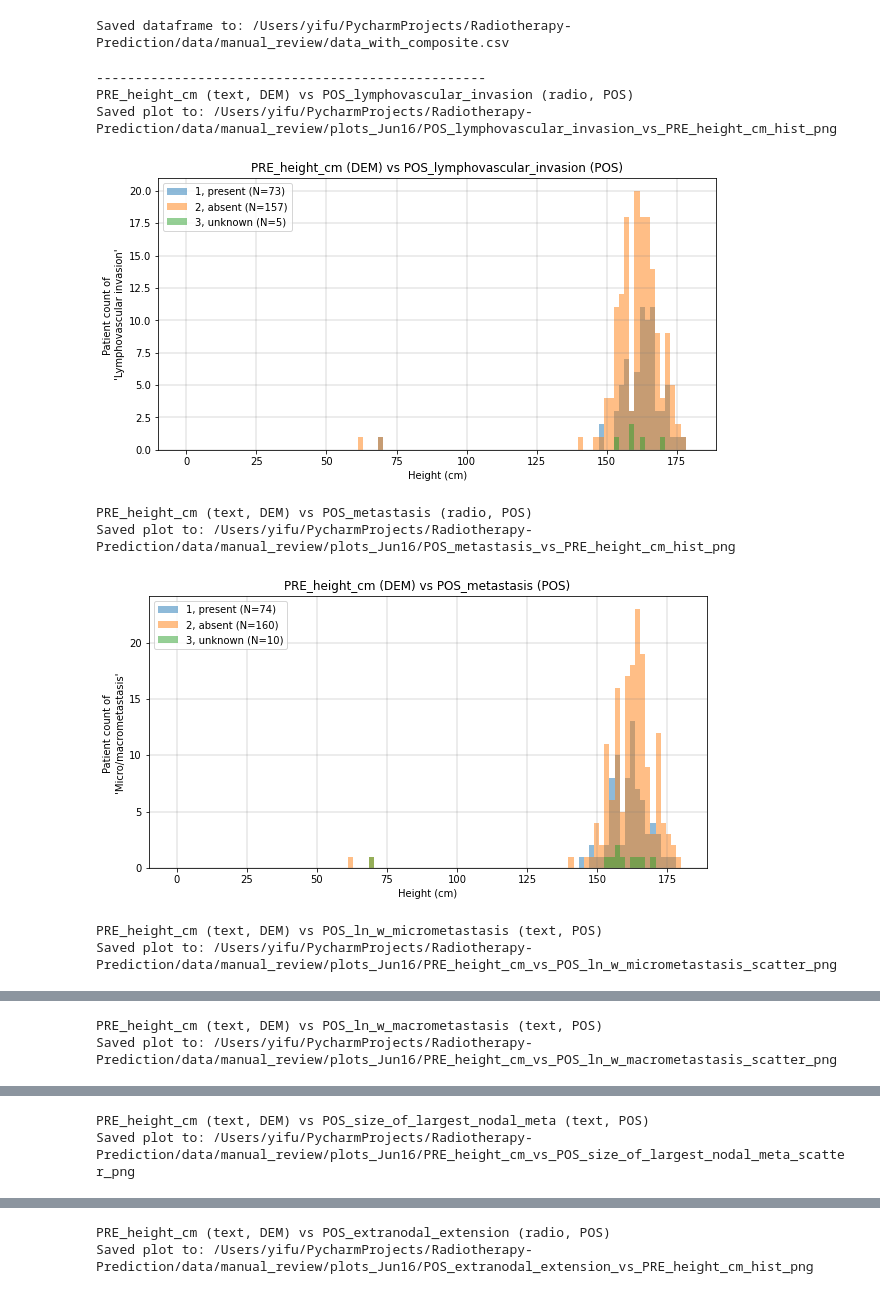
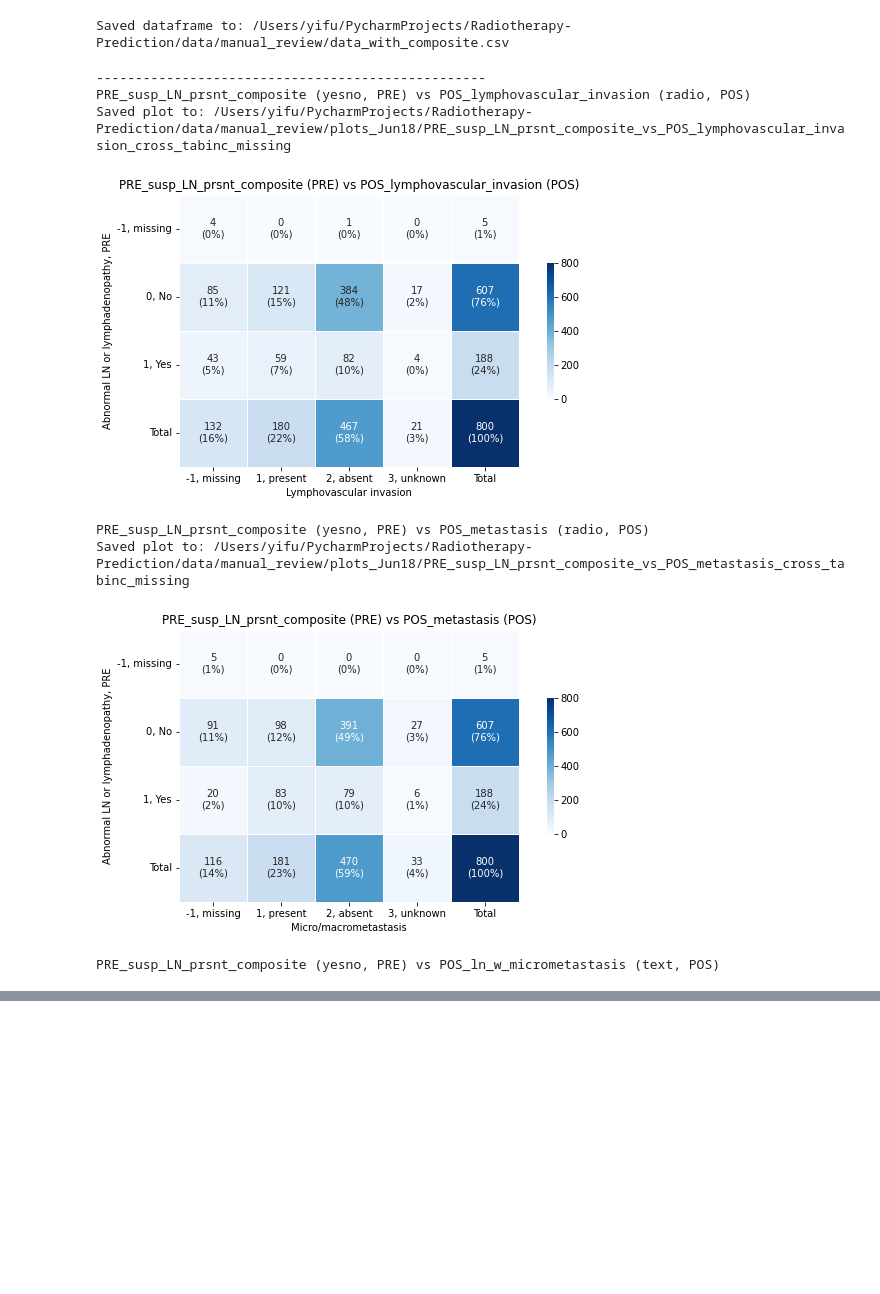
Before and after one commit to chen-yifu/Radiotherapy-Prediction, a Jupyter notebook: notebooks/RTx Data Exploration.ipynb, the cells around one changed output, grey strips where cells are left out. Cells and saved outputs as stored; diff of their text form; code cells hidden in the pictures; blank space fills up the shorter version.

Commit message:
improved plotting

```diff
--- a/notebooks/RTx Data Exploration.ipynb
+++ b/notebooks/RTx Data Exploration.ipynb
@@ -18,8 +18,8 @@ out_data_path = os.path.join(data_dir, "RadiationAndANN_DATA_2021-11-15_0835_dat
 dictionary_path = os.path.join(data_dir, "RadiationAndANN_DataDictionary_2021-11-15.csv")
 # %%
 # Columns to be cross-tabulated
-# cross_tab_cols_set1 = ["PRE_susp_LN_prsnt_composite", "PRE_susp_LN_max_size_composite", "PRE_tumor_max_size_composite"]
-cross_tab_cols_set1 = ["PRE_height_cm", "PRE_weight_kg"]
+cross_tab_cols_set1 = ["PRE_susp_LN_prsnt_composite", "PRE_susp_LN_max_size_composite", "PRE_tumor_max_size_composite"]
+# cross_tab_cols_set1 = ["PRE_height_cm", "PRE_weight_kg"]
 cross_tab_cols_set2 = ['lymphovascular_invasion', 'metastasis', 'ln_w_micrometastasis', 'ln_w_macrometastasis', 'size_of_largest_nodal_meta', 'extranodal_extension', 'extent_of_extranodal_exten', 'did_the_patient_receive_pm']
 
 # Global Variables
@@ -329,10 +324,10 @@ Counts of -1 after: 737
 [800 rows x 4 columns]
 # %%
 # A Helper function to save the plot to a file
-def save_plot(plot_name):
+def save_plot(plot_name, plot_missing=False):
     # Replace non-word characters in the plot name with underlines
     plot_name = re.sub(r'[^\w]', '_', plot_name)
-    plot_path = os.path.join(plot_dir, plot_name)
+    plot_path = os.path.join(plot_dir, plot_name + "inc_missing" if plot_missing else "" + ".png")
     # Make plot background white
     # Show the plot and save
     plt.savefig(plot_path, bbox_inches='tight', dpi=300)
@@ -409,8 +404,10 @@ Saved dataframe to: /Users/yifu/PycharmProjects/Radiotherapy-Prediction/data/man
 # %%
 # Explore and visualize the relationship between the PRE composite features and the post nodal columns
 # For each post nodal column, plot the distribution of the PRE composite features
+from sklearn.linear_model import HuberRegressor
 
-def cross_tab_plots(cross_tab_cols_set1, cross_tab_cols_set2, show_plots):
+
+def cross_tab_plots(cross_tab_cols_set1, cross_tab_cols_set2, show_plots, plot_missing=False):
     for col1 in cross_tab_cols_set1:
         print("-"*50)
         section1, dtype1, label1, options1, options_str1 = read_col_attributes(col1)
@@ -422,6 +419,7 @@ def cross_tab_plots(cross_tab_cols_set1, cross_tab_cols_set2, show_plots):
             # Make a second row beneath title for the labels
             # Depending on the dtype of the columns, use different plotting functions
             if is_dtype_categorical(dtype1) and is_dtype_categorical(dtype2):
+                # continue
                 # If both are categorical, create a contingency table with percentages and margins
                 df_cross_tab = pd.crosstab(df[col1], df[col2], margins=True)
                 # Rename "All" with "Total" in the df_cross_tab columns and indices
@@ -456,10 +454,9 @@ def cross_tab_plots(cross_tab_cols_set1, cross_tab_cols_set2, show_plots):
                 plt.yticks(rotation=0)
                 # Align the ticks to the center of the cell
                 # Save plot
-                save_plot(f"{col1}-vs-{col2}_cross_tab.png")
-                if show_plots:
-                    plt.show()
+                plot_name = f"{col1}-vs-{col2}_cross_tab"
             elif is_dtype_categorical(dtype1) or is_dtype_categorical(dtype2):  # One is categorical, the other is numerical
+                # continue
                 # If one is categorical, create a histogram with overlapping groups/categories
                 cat_col, num_col = (col1, col2) if is_dtype_categorical(dtype1) else (col2, col1)
                 cat_section, cat_dtype, cat_label, cat_options, cat_options_str = read_col_attributes(cat_col)
@@ -470,8 +467,8 @@ def cross_tab_plots(cross_tab_cols_set1, cross_tab_cols_set2, show_plots):
                 # The color of the histogram is the category
                 data = {}
                 num_missingness = {}
-                # Precompute the 100 bins for the numeric column
-                bins = np.linspace(df[num_col].min(), df[num_col].max(), 100)
+                # Precompute the bins for the numeric column
+                bins = np.linspace(df[num_col].min(), df[num_col].max(), 500)
                 for cat in cat_options.keys():
                     num_data = df[df[cat_col] == cat][num_col].values
                     # Count the number of -1 values in the data
@@ -479,7 +476,7 @@ def cross_tab_plots(cross_tab_cols_set1, cross_tab_cols_set2, show_plots):
                     data[cat] = [x for x in num_data if x != -1 and not np.isnan(x)]
                     # Remove all instances of -1 and nan from the data
                     # If cat is "missing", instead of creating a histogram, make a caption with the number of missing values
-                    if cat == -1:
+                    if cat == -1 and not plot_missing:
                         cat_missingness = len(num_data)
                     else:
                         num_missingness[cat] = num_missing_count
@@ -492,50 +489,58 @@ def cross_tab_plots(cross_tab_cols_set1, cross_tab_cols_set2, show_plots):
                 # Make grid background with gridlines
                 plt.grid(which="major", axis="x", linestyle="-", linewidth=0.3, color="grey")
                 plt.grid(which="major", axis="y", linestyle="-", linewidth=0.3, color="grey")
                 plt.legend([f"{k}, {v} (N={len(data[k])})" for k, v in cat_options.items() if k != -1])
                 plt.xlabel(f"{num_label}")  # \n(N={len(df) - cat_missingness})")
                 plt.ylabel(f"Patient count of \n'{cat_label}'")
-                plot_name = f"{cat_col}-vs-{num_col}_hist.png"
-                save_plot(plot_name)
-                if show_plots:
-                    plt.show()
+                plot_name = f"{cat_col}-vs-{num_col}_hist"
+
             else:  # Both are numerical
                 # If both are numerical, create a scatter plot with the two columns
                 # The x-axis is the first column, the y-axis is the second column
                 data = zip(df[col1], df[col2])
                 # Remove all instances of -1 and nan from the data
                 data = [x for x in data if x[0] != -1 and not np.isnan(x[0]) and x[1] != -1 and not np.isnan(x[1])]
                 x_data = [x[0] for x in data]
                 y_data = [x[1] for x in data]
                 # Plot the scatter plot
                 plt.scatter(x_data, y_data, alpha=0.2)
                 # Fit a linear regression line to the data and plot it
                 slope, intercept = np.polyfit(x_data, y_data, 1)
-                plt.plot(x_data, [slope * x + intercept for x in x_data], color="orange", linewidth=1)
+                plt.plot(x_data, [slope * x + intercept for x in x_data], color="orange", linewidth=1, alpha=0.5)
                 # Write the regression equation as opaque text on the top-left corner of the plot
                 slope, intercept = round(slope, 2), round(intercept, 2)
-                text = f"y = {slope} * x + {intercept}"
-                plt.text(0.05, 0.98, text, transform=plt.gca().transAxes, fontsize=10, va="top", alpha=0.7)
+                text = f"Linear Regression: y = {slope} * x + {intercept}"
+                plt.text(0.05, 0.98, text, transform=plt.gca().transAxes, fontsize=10, va="top", alpha=0.7, color="orange")
+                # Add another regression line that is robust to outliers using HuberRegressor
+                sklearn_x_data = np.array(x_data).reshape(-1, 1)
+                sklearn_y_data = np.array(y_data)
+                huber_epsilon = 1.5
+                model = HuberRegressor(epsilon=huber_epsilon)
+                model.fit(sklearn_x_data, sklearn_y_data)
+                # Plot the fitted line
+                plt.plot(x_data, model.predict(sklearn_x_data), color="red", linewidth=1, alpha = 0.5)
+                # Write the regression equation as opaque text on the top-left corner of the plot
+                text = f"Huber Regression (robust to outliers, ε = {huber_epsilon}): y = {round(model.coef_[0], 2)} * x + {round(model.intercept_, 2)}"
+                plt.text(0.05, 0.93, text, transform=plt.gca().transAxes, fontsize=10, va="top", alpha=0.7, color="red")
                 # Make grid background with gridlines
                 plt.grid(which="major", axis="x", linestyle="-", linewidth=0.3, color="grey")
                 plt.grid(which="major", axis="y", linestyle="-", linewidth=0.3, color="grey")
                 # Add a caption for number of data points to the top-right of the plot
                 plt.text(0.98, 0.98, f"N={len(data)}", horizontalalignment="right", verticalalignment="top", transform=plt.gca().transAxes)
                 # Add labels to the axes
                 plt.xlabel(f"{label1}")
                 plt.ylabel(f"{label2}")
-                plot_name = f"{col1}-vs-{col2}_scatter.png"
-                save_plot(plot_name)
-                if show_plots:
-                    plt.show()
-cross_tab_plots(cross_tab_cols_set1, cross_tab_cols_set2, show_plots=True)
+                plot_name = f"{col1}-vs-{col2}_scatter"
+            save_plot(plot_name, plot_missing)
+            if show_plots:
+                plt.show()
+cross_tab_plots(cross_tab_cols_set1, cross_tab_cols_set2, show_plots=True, plot_missing=True)
 # %% [output]
 --------------------------------------------------
-PRE_height_cm (text, DEM) vs POS_lymphovascular_invasion (radio, POS)
-Saved plot to: /Users/yifu/PycharmProjects/Radiotherapy-Prediction/data/manual_review/plots_Jun16/POS_lymphovascular_invasion_vs_PRE_height_cm_hist_png
+PRE_susp_LN_prsnt_composite (yesno, PRE) vs POS_lymphovascular_invasion (radio, POS)
+Saved plot to: /Users/yifu/PycharmProjects/Radiotherapy-Prediction/data/manual_review/plots_Jun18/PRE_susp_LN_prsnt_composite_vs_POS_lymphovascular_invasion_cross_tabinc_missing
-[figure, old version]
+[figure, new version]
-PRE_height_cm (text, DEM) vs POS_metastasis (radio, POS)
-Saved plot to: /Users/yifu/PycharmProjects/Radiotherapy-Prediction/data/manual_review/plots_Jun16/POS_metastasis_vs_PRE_height_cm_hist_png
+PRE_susp_LN_prsnt_composite (yesno, PRE) vs POS_metastasis (radio, POS)
+Saved plot to: /Users/yifu/PycharmProjects/Radiotherapy-Prediction/data/manual_review/plots_Jun18/PRE_susp_LN_prsnt_composite_vs_POS_metastasis_cross_tabinc_missing
-[figure, old version]
+[figure, new version]
-PRE_height_cm (text, DEM) vs POS_ln_w_micrometastasis (text, POS)
-Saved plot to: /Users/yifu/PycharmProjects/Radiotherapy-Prediction/data/manual_review/plots_Jun16/PRE_height_cm_vs_POS_ln_w_micrometastasis_scatter_png
+PRE_susp_LN_prsnt_composite (yesno, PRE) vs POS_ln_w_micrometastasis (text, POS)
@@ -543,2 +546,0 @@ Saved plot to: /Users/yifu/PycharmProjects/Radiotherapy-Prediction/data/manual_r
-PRE_height_cm (text, DEM) vs POS_ln_w_macrometastasis (text, POS)
-Saved plot to: /Users/yifu/PycharmProjects/Radiotherapy-Prediction/data/manual_review/plots_Jun16/PRE_height_cm_vs_POS_ln_w_macrometastasis_scatter_png
@@ -546,2 +546,0 @@ Saved plot to: /Users/yifu/PycharmProjects/Radiotherapy-Prediction/data/manual_r
-PRE_height_cm (text, DEM) vs POS_size_of_largest_nodal_meta (text, POS)
-Saved plot to: /Users/yifu/PycharmProjects/Radiotherapy-Prediction/data/manual_review/plots_Jun16/PRE_height_cm_vs_POS_size_of_largest_nodal_meta_scatter_png
@@ -549,2 +546,0 @@ Saved plot to: /Users/yifu/PycharmProjects/Radiotherapy-Prediction/data/manual_r
-PRE_height_cm (text, DEM) vs POS_extranodal_extension (radio, POS)
-Saved plot to: /Users/yifu/PycharmProjects/Radiotherapy-Prediction/data/manual_review/plots_Jun16/POS_extranodal_extension_vs_PRE_height_cm_hist_png
```
Also changed, not shown: parts of 6 cells of this notebook, 3 other files.
